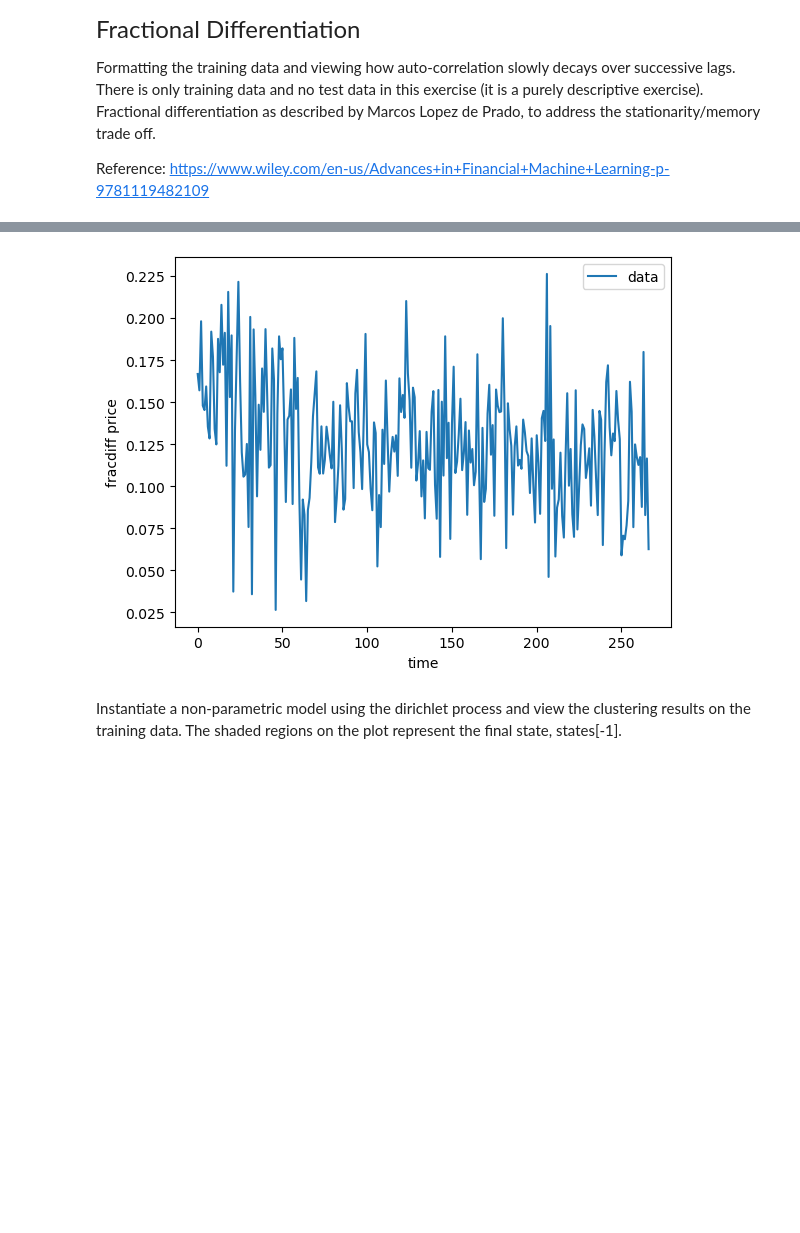
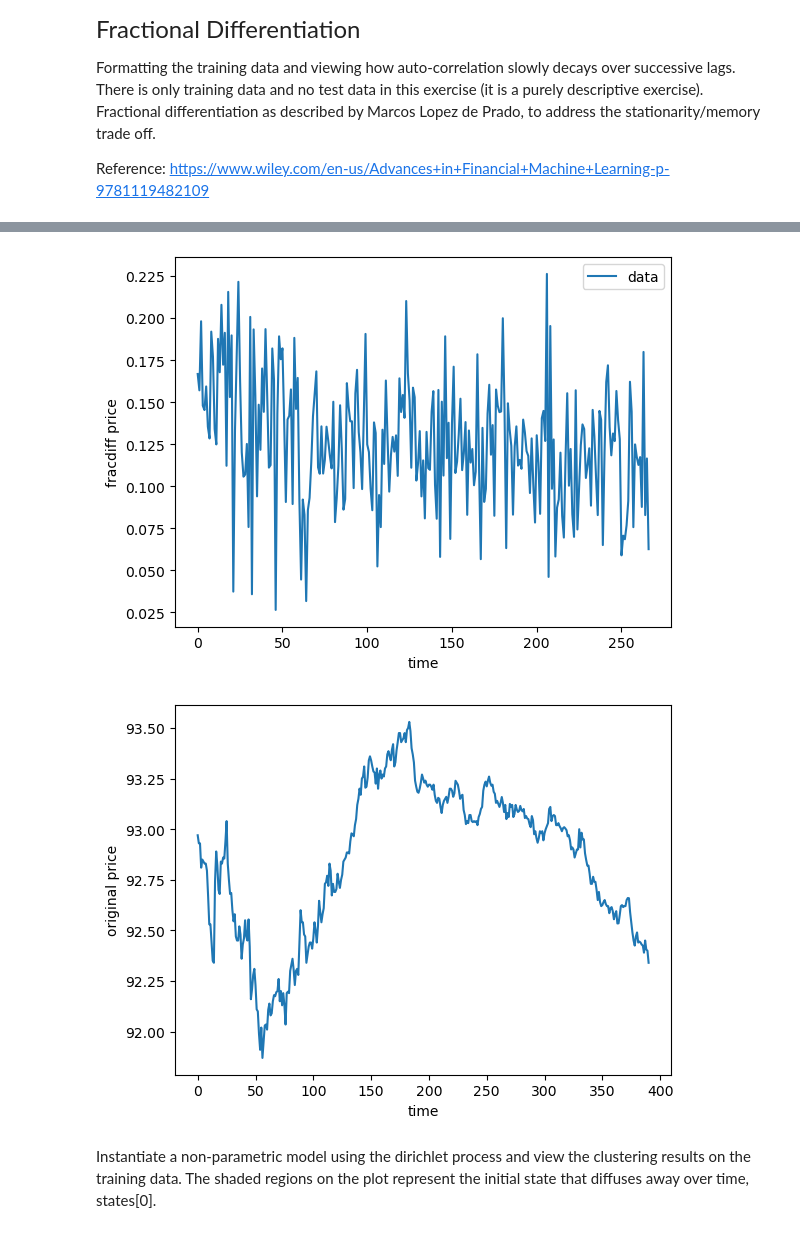
Before and after one commit to regimelab/notebooks, a Jupyter notebook: fractional_differentiation.ipynb, the cells around one changed output, grey strips where cells are left out. Cells and saved outputs as stored; diff of their text form; code cells hidden in the pictures; blank space fills up the shorter version.

```diff
--- a/fractional_differentiation.ipynb
+++ b/fractional_differentiation.ipynb
@@ -62,29 +59,35 @@ Note: you may need to restart the kernel to use updated packages.
 # %%
 from numpy_fracdiff.fracdiff_fn import fracdiff
 import scipy.stats as stats
 
 fn = lambda x: fracdiff(x.values, order=frac_order)
 frac_order = 0.9
 
 frac_df = pd.DataFrame()
 frac_df['data'] = fn(tlt['marketClose'])
 frac_df = frac_df.dropna().reset_index().drop(columns=['index'])
 
 decay_func = lambda S, _range: [S.apply(abs).autocorr(lag=Lag) for Lag in _range]
 sns.lineplot(data=decay_func(frac_df['data'], range(0, 10)), label='autocorr_fracdiff', marker='o')
 plt.xlabel('Lag')
 plt.ylabel('auto-correlation')
 plt.show()
 
 sns.lineplot(data=frac_df)
 plt.xlabel('time')
 plt.ylabel('fracdiff price')
 plt.show()
+
+sns.lineplot(data=tlt['marketClose'])
+plt.xlabel('time')
+plt.ylabel('original price')
+plt.show()
 # %% [output]
 [figure]
 [figure]
+[figure, added]
 # %% [markdown]
-Instantiate a non-parametric model using the dirichlet process and view the clustering results on the training data. The shaded regions on the plot represent the final state, states[-1].
+Instantiate a non-parametric model using the dirichlet process and view the clustering results on the training data. The shaded regions on the plot represent the initial state that diffuses away over time, states[0].
 # %%
 dpgmm_model = mix.BayesianGaussianMixture(n_components=num_components,
                                           weight_concentration_prior_type='dirichlet_process',
```
Also changed, not shown: parts of 4 cells of this notebook.
